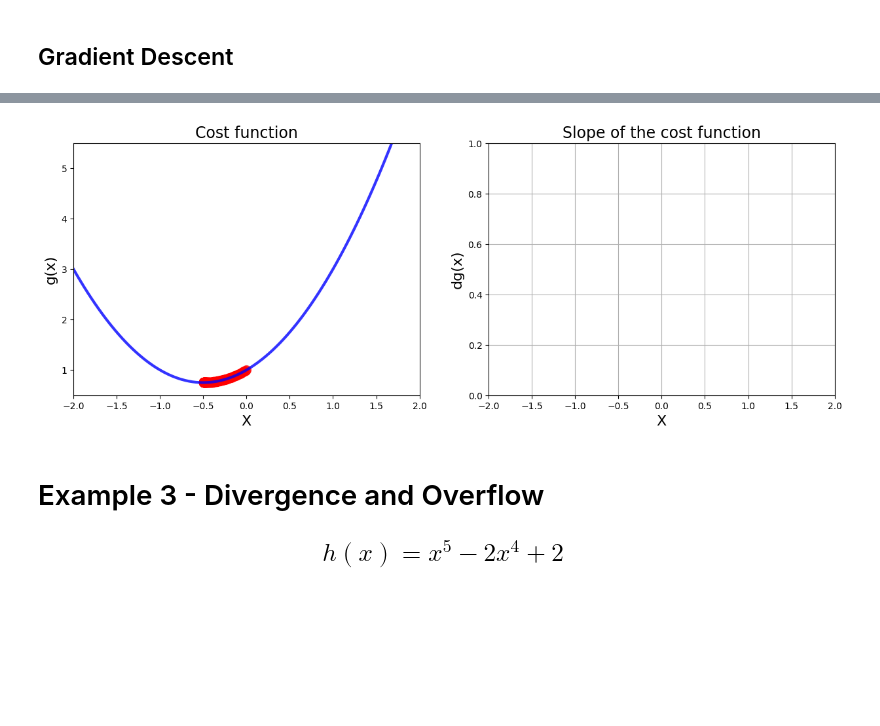
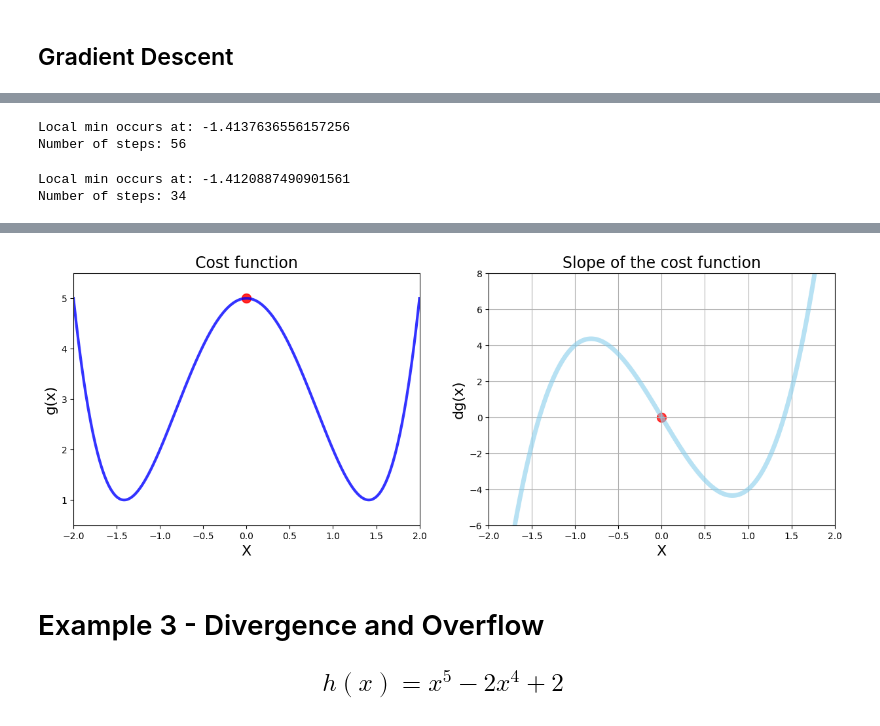
Before and after one commit to Sowmaya/FMML_COURSE_ASSIGNMENT, a Jupyter notebook: FMML_2022_Module_04_Project_2024.ipynb, the cells around one changed output, grey strips where cells are left out. Cells and saved outputs as stored; diff of their text form; code cells hidden in the pictures; blank space fills up the shorter version.

```diff
--- a/FMML_2022_Module_04_Project_2024.ipynb
+++ b/FMML_2022_Module_04_Project_2024.ipynb
@@ -112,7 +112,7 @@ for n in range(500):
     # print(step_size)
 
     x_list.append(new_x)
-    slope_list.append## [REQUIRED])
+    slope_list.append(df(new_x))
 
     if step_size < precision:
         print('Loop ran this many times:', n)
@@ -188,13 +180,19 @@ plt.show()
 
 ## $$g(x) = x^4 - 4x^2 + 5$$
 # %%
+##########################
+##########################
+
 ## TASK-2 : Complete the lines of code wherever marked as [REQUIRED] in this cell.
+
+##########################
+##########################
 
 # Make some data
 x_2 = np.linspace(-2, 2, 1000)
 
 def g(x):
-    return  ## [REQUIRED]
+   return x**4 - 4*x**2 + 5
 
 def dg(x):
-    return ## [REQUIRED]
+  return 4*x**3 - 8*x
@@ -344,45 +258,24 @@ Number of steps: 151
+# %%
+local_min, list_x, deriv_list = gradient_descent(derivative_func=dg, initial_guess= -0.5,
+                                                 multiplier=0.01, precision=0.0001)
+print('Local min occurs at:', local_min)
+print('Number of steps:', len(list_x))
+# %% [output]
+Local min occurs at: -1.4137636556157256
+Number of steps: 56
+# %%
+local_min, list_x, deriv_list = gradient_descent(derivative_func=dg, initial_guess= -0.1)
+print('Local min occurs at:', local_min)
+print('Number of steps:', len(list_x))
+# %% [output]
+Local min occurs at: -1.4120887490901561
+Number of steps: 34
 # %%
-import matplotlib.pyplot as plt
-import numpy as np
-
-# Assuming you have g(x) and dg(x) defined
-def g(x):
-    return x**2 + x + 1
-
-def dg(x):
-    return 2*x + 1
-
-# Assuming you have the gradient_descent function defined
-def gradient_descent(derivative_func, initial_guess, multiplier=0.01, precision=0.0001, max_iter=300):
-    list_x = [initial_guess]
-    deriv_list = [derivative_func(initial_guess)]
-
-    for _ in range(max_iter):
-        previous_x = list_x[-1]
-        gradient = derivative_func(previous_x)
-
-        if gradient is None:
-            break  # Exit the loop if derivative is not defined
-
-        new_x = previous_x - multiplier * gradient
-
-        step_size = abs(new_x - previous_x)
-
-        list_x.append(new_x)
-        deriv_list.append(derivative_func(new_x))
-
-        if step_size < precision:
-            break  # Exit the loop if step size is smaller than precision
-
-    return new_x, list_x, deriv_list
-
 # Calling gradient descent function
-local_min, list_x, deriv_list = gradient_descent(derivative_func=dg, initial_guess=0)
-
-# Generate x values for plotting
-x_2 = np.linspace(-2, 2, 100)
+local_min, list_x, deriv_list = gradient_descent(derivative_func=dg, initial_guess= 0)
 
 # Plot function and derivative and scatter plot side by side
+
 plt.figure(figsize=[15, 5])
 
 # 1 Chart: Cost function
@@ -406,5 +299,10 @@ plt.xlabel('X', fontsize=16)
 plt.ylabel('dg(x)', fontsize=16)
 plt.grid()
 plt.xlim(-2, 2)
-plt
+plt.ylim(-6, 8)
+
+plt.plot(x_2, dg(x_2), color='skyblue', linewidth=5, alpha=0.6)
+plt.scatter(list_x, deriv_list, color='red', s=100, alpha=0.5)
+
+plt.show()
 # %% [output]
@@ -412,4 +309,4 @@ plt
-[figure, old version]
+[figure, new version]
 # %% [markdown]
 # Example 3 - Divergence and Overflow
 
```
Also changed, not shown: parts of 28 cells of this notebook.
